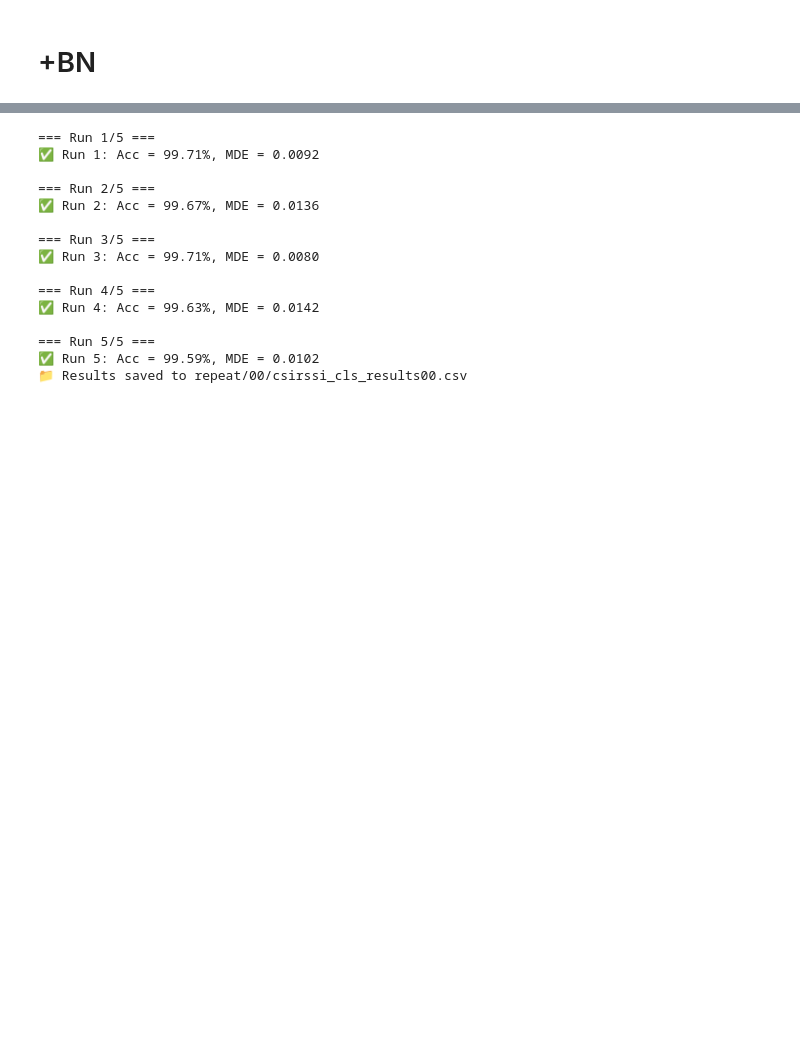
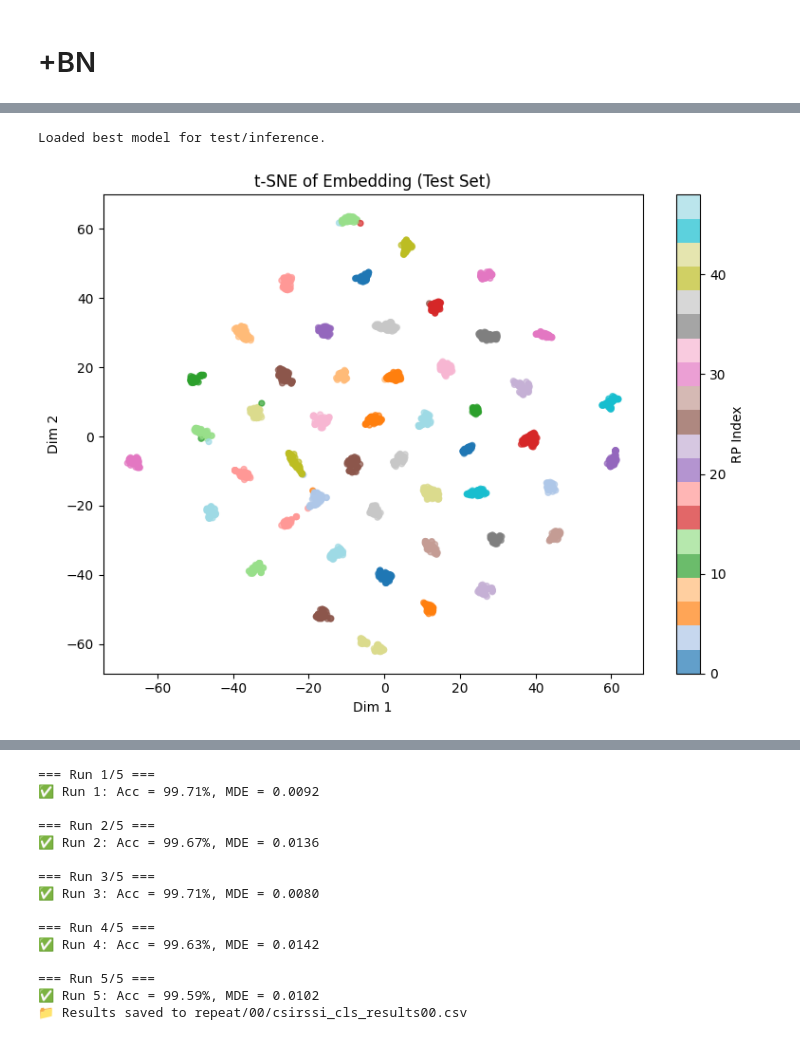
Before and after one commit to kuku000/csi_tool, a Jupyter notebook: model_CNN/rssicsi_train.ipynb, the cells around one changed output, grey strips where cells are left out. Saved outputs shown, nothing was run; the diff lists cells and outputs as text; code cells hidden in the pictures; blank space fills up the shorter version.

```diff
--- a/model_CNN/rssicsi_train.ipynb
+++ b/model_CNN/rssicsi_train.ipynb
@@ -2844,0 +2940,43 @@ class CSIRSSI_Classifier_BN(nn.Module):
+# %%
+model.load_state_dict(torch.load(best_model_path))
+model.eval()
+print("Loaded best model for test/inference.")
+# %% [output]
+Loaded best model for test/inference.
+# %%
+import torch
+import numpy as np
+from sklearn.manifold import TSNE
+import matplotlib.pyplot as plt
+
+# model: 你的分類模型（已經訓練好），必須含 extract_embedding 方法
+model.eval()
+embeddings = []
+labels = []
+
+with torch.no_grad():
+    for csi_inputs, rssi_inputs, label_onehot in test_loader:
+        csi_inputs = csi_inputs.to(device)
+        rssi_inputs = rssi_inputs.to(device)
+        label_idx = torch.argmax(label_onehot, dim=1)
+        embed = model.extract_embedding(csi_inputs, rssi_inputs)
+        embeddings.append(embed.cpu())
+        labels.append(label_idx.cpu())
+
+embeddings = torch.cat(embeddings, dim=0).numpy()
+labels = torch.cat(labels, dim=0).numpy()
+
+# t-SNE
+tsne = TSNE(n_components=2, random_state=42)
+embeds_2d = tsne.fit_transform(embeddings)
+
+plt.figure(figsize=(8, 6))
+sc = plt.scatter(embeds_2d[:, 0], embeds_2d[:, 1], c=labels, cmap='tab20', s=18, alpha=0.7)
+plt.colorbar(sc, label='RP Index')
+plt.title("t-SNE of Embedding (Test Set)")
+plt.xlabel("Dim 1")
+plt.ylabel("Dim 2")
+plt.tight_layout()
+plt.show()
+# %% [output]
+[figure, added]
```
Also changed, not shown: parts of 34 cells of this notebook, 1 other file.
